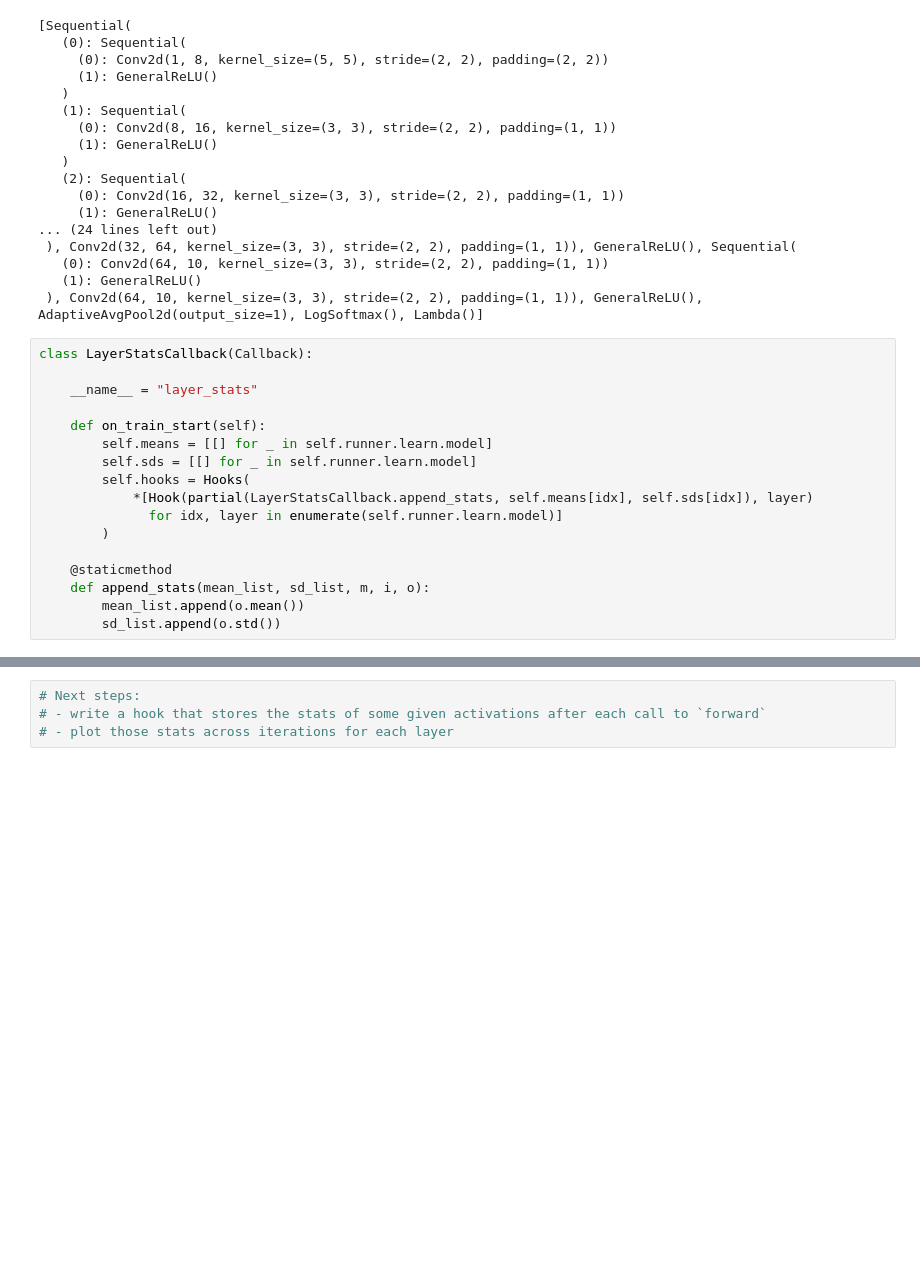
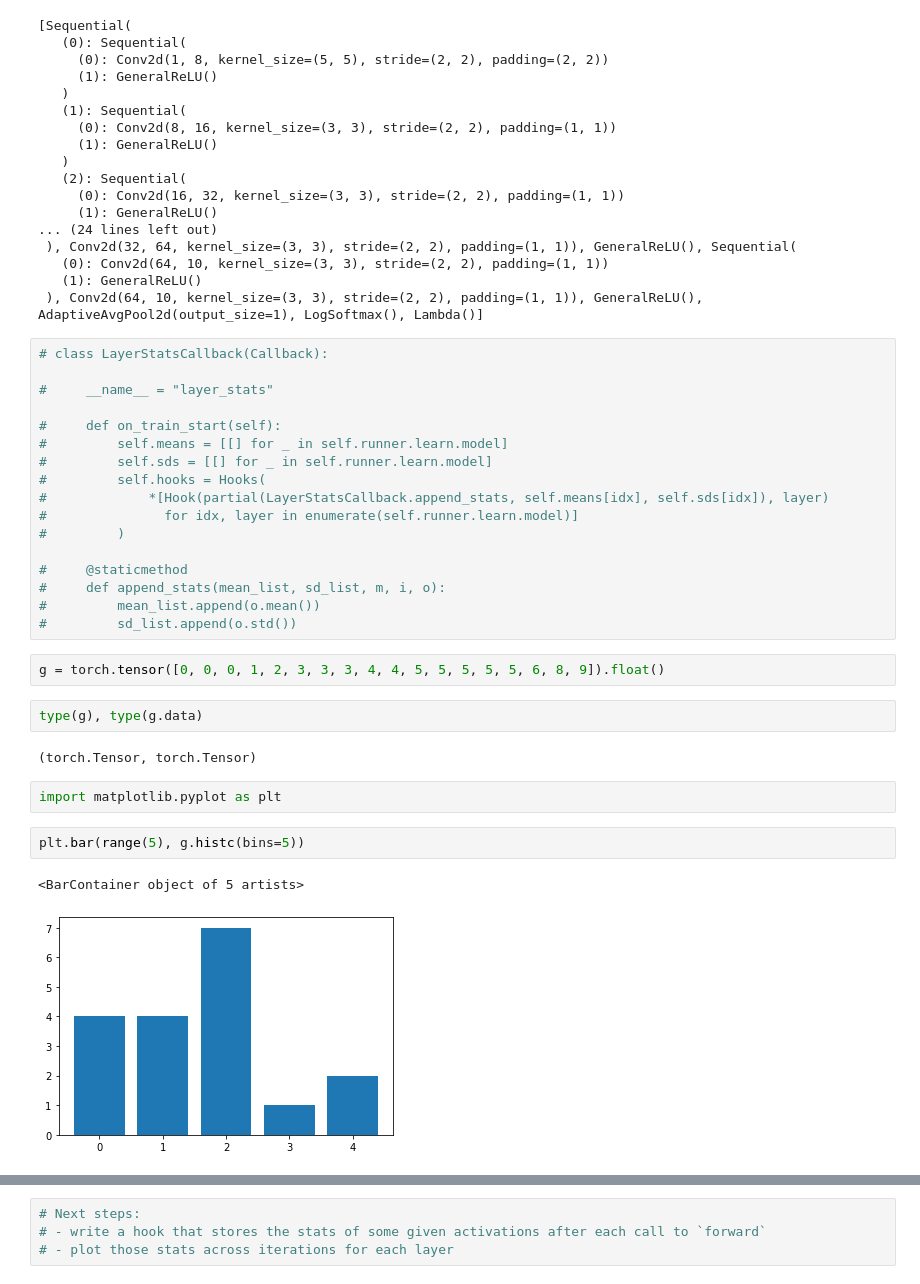
Before and after one commit to rforgione/fastai-part2, a Jupyter notebook: nbs/02_lesson3.ipynb, the cells around one changed output, grey strips where cells are left out. Drawn from its saved outputs; the diff is of its cells as text; blank space fills up the shorter version.

```diff
--- a/nbs/02_lesson3.ipynb
+++ b/nbs/02_lesson3.ipynb
@@ -413,19 +413,32 @@ list(mdl.children())
    (1): GeneralReLU()
  ), Conv2d(64, 10, kernel_size=(3, 3), stride=(2, 2), padding=(1, 1)), GeneralReLU(), AdaptiveAvgPool2d(output_size=1), LogSoftmax(), Lambda()]
 # %%
-class LayerStatsCallback(Callback):
+# class LayerStatsCallback(Callback):
 
-    __name__ = "layer_stats"
+#     __name__ = "layer_stats"
 
-    def on_train_start(self):
-        self.means = [[] for _ in self.runner.learn.model]
-        self.sds = [[] for _ in self.runner.learn.model]
-        self.hooks = Hooks(
-            *[Hook(partial(LayerStatsCallback.append_stats, self.means[idx], self.sds[idx]), layer)
-              for idx, layer in enumerate(self.runner.learn.model)]
-        )
+#     def on_train_start(self):
+#         self.means = [[] for _ in self.runner.learn.model]
+#         self.sds = [[] for _ in self.runner.learn.model]
+#         self.hooks = Hooks(
+#             *[Hook(partial(LayerStatsCallback.append_stats, self.means[idx], self.sds[idx]), layer)
+#               for idx, layer in enumerate(self.runner.learn.model)]
+#         )
 
-    @staticmethod
-    def append_stats(mean_list, sd_list, m, i, o):
-        mean_list.append(o.mean())
-        sd_list.append(o.std())
+#     @staticmethod
+#     def append_stats(mean_list, sd_list, m, i, o):
+#         mean_list.append(o.mean())
+#         sd_list.append(o.std())
+# %%
+g = torch.tensor([0, 0, 0, 1, 2, 3, 3, 3, 4, 4, 5, 5, 5, 5, 5, 6, 8, 9]).float()
+# %%
+type(g), type(g.data)
+# %% [output]
+(torch.Tensor, torch.Tensor)
+# %%
+import matplotlib.pyplot as plt
+# %%
+plt.bar(range(5), g.histc(bins=5))
+# %% [output]
+<BarContainer object of 5 artists>
+[figure, added]
```
Also changed, not shown: parts of 27 cells of this notebook, 4 other files.
